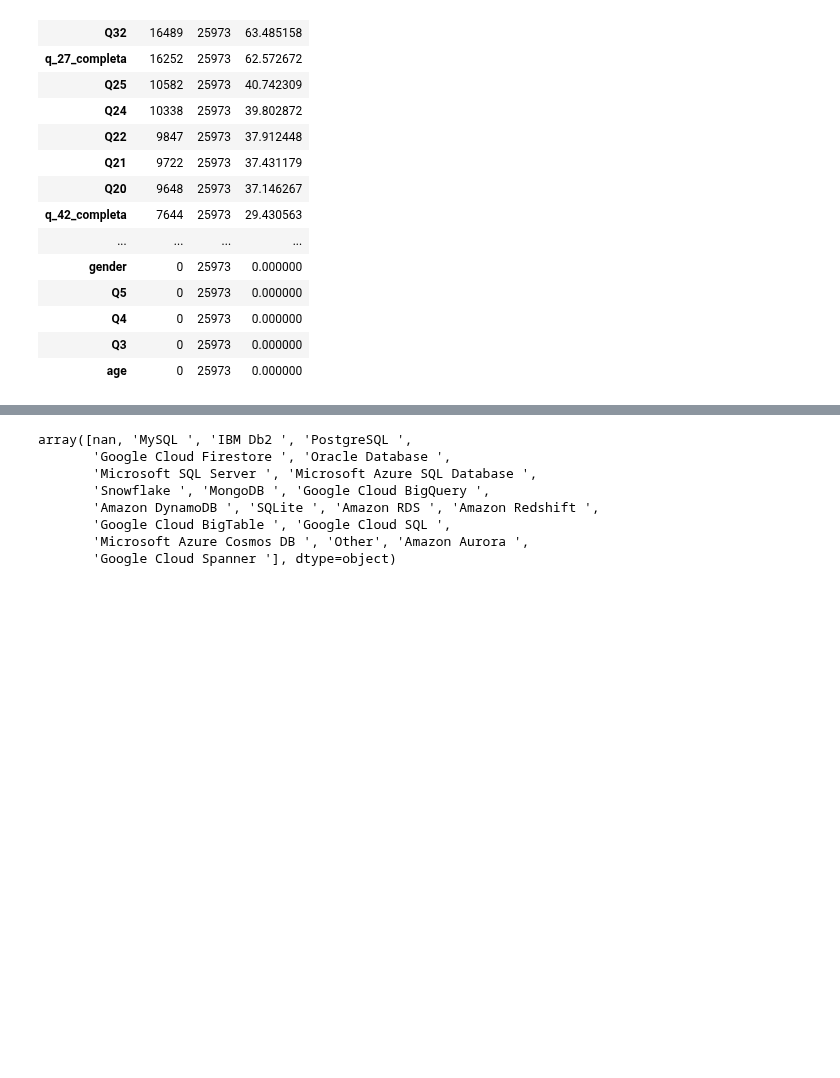
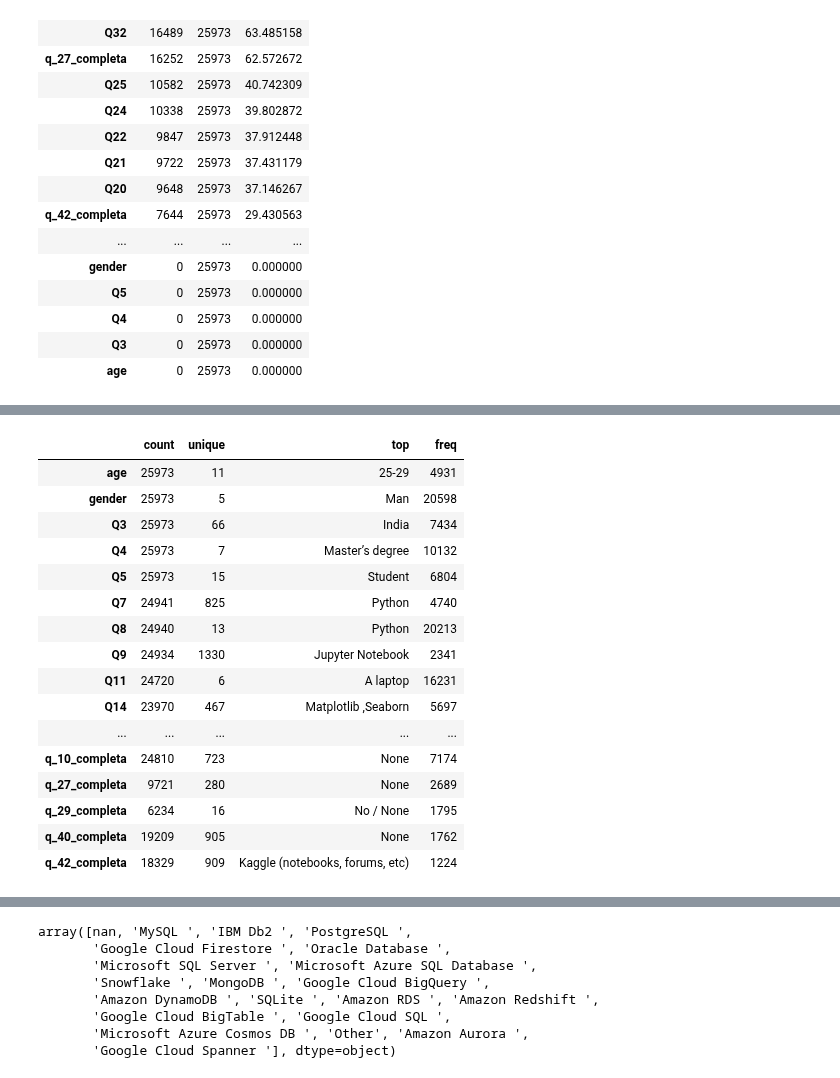
Before and after one commit to Adalab/EDA-ETL-project, a Jupyter notebook: eda.ipynb, the cells around one changed output, grey strips where cells are left out. Cells and saved outputs as stored; diff of their text form; code cells hidden in the pictures; blank space fills up the shorter version.

```diff
--- a/eda.ipynb
+++ b/eda.ipynb
@@ -89,0 +113,20 @@ df.stb.missing()
+# %%
+df.describe(include='all').T
+# %% [output]
+|  | count | unique | top | freq |
+| age | 25973 | 11 | 25-29 | 4931 |
+| gender | 25973 | 5 | Man | 20598 |
+| Q3 | 25973 | 66 | India | 7434 |
+| Q4 | 25973 | 7 | Master’s degree | 10132 |
+| Q5 | 25973 | 15 | Student | 6804 |
+| Q7 | 24941 | 825 | Python | 4740 |
+| Q8 | 24940 | 13 | Python | 20213 |
+| Q9 | 24934 | 1330 | Jupyter Notebook | 2341 |
+| Q11 | 24720 | 6 | A laptop | 16231 |
+| Q14 | 23970 | 467 | Matplotlib ,Seaborn | 5697 |
+| ... | ... | ... | ... | ... |
+| q_10_completa | 24810 | 723 | None | 7174 |
+| q_27_completa | 9721 | 280 | None | 2689 |
+| q_29_completa | 6234 | 16 | No / None | 1795 |
+| q_40_completa | 19209 | 905 | None | 1762 |
+| q_42_completa | 18329 | 909 | Kaggle (notebooks, forums, etc) | 1224 |
```
Also changed, not shown: parts of 17 cells of this notebook.
